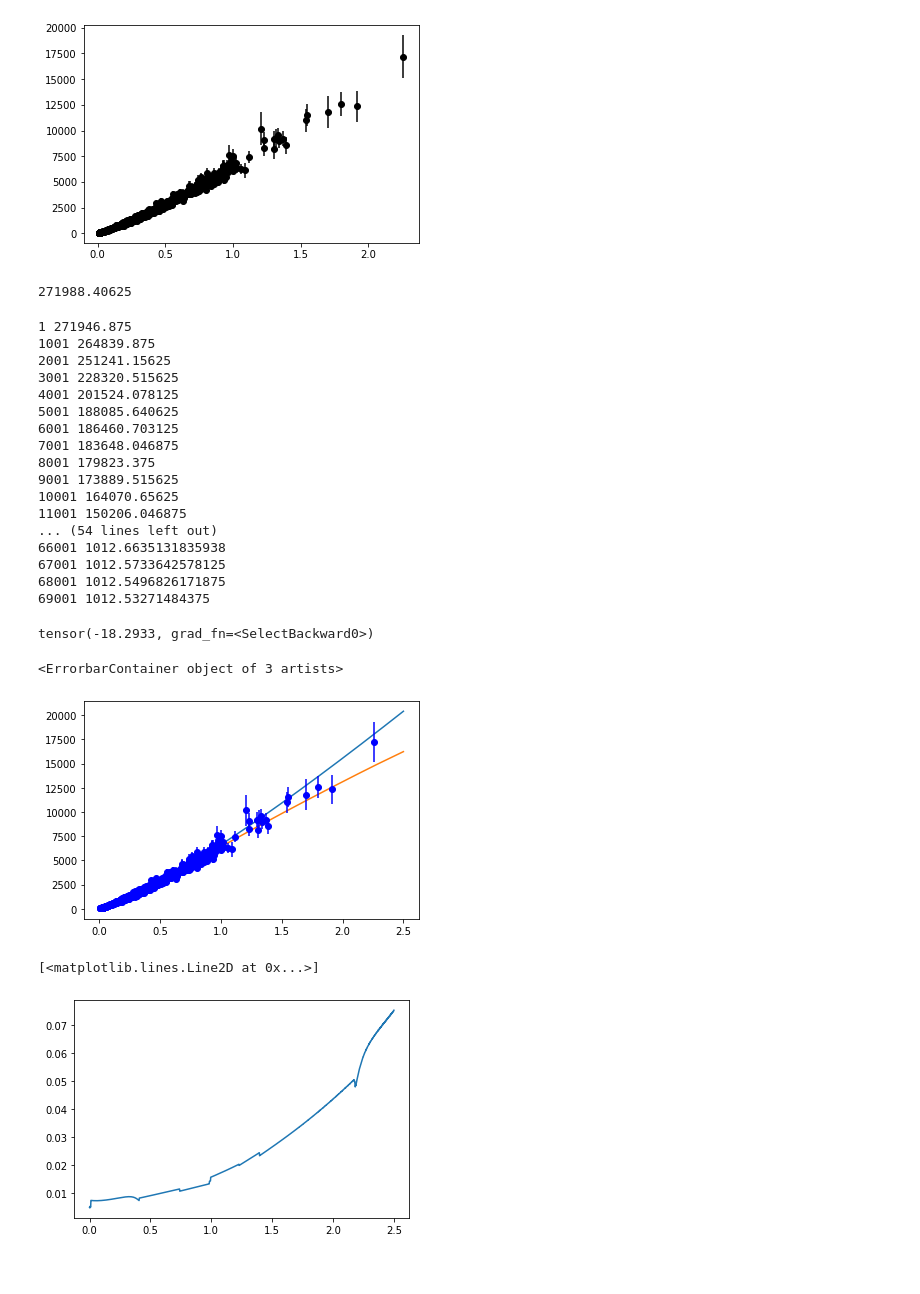
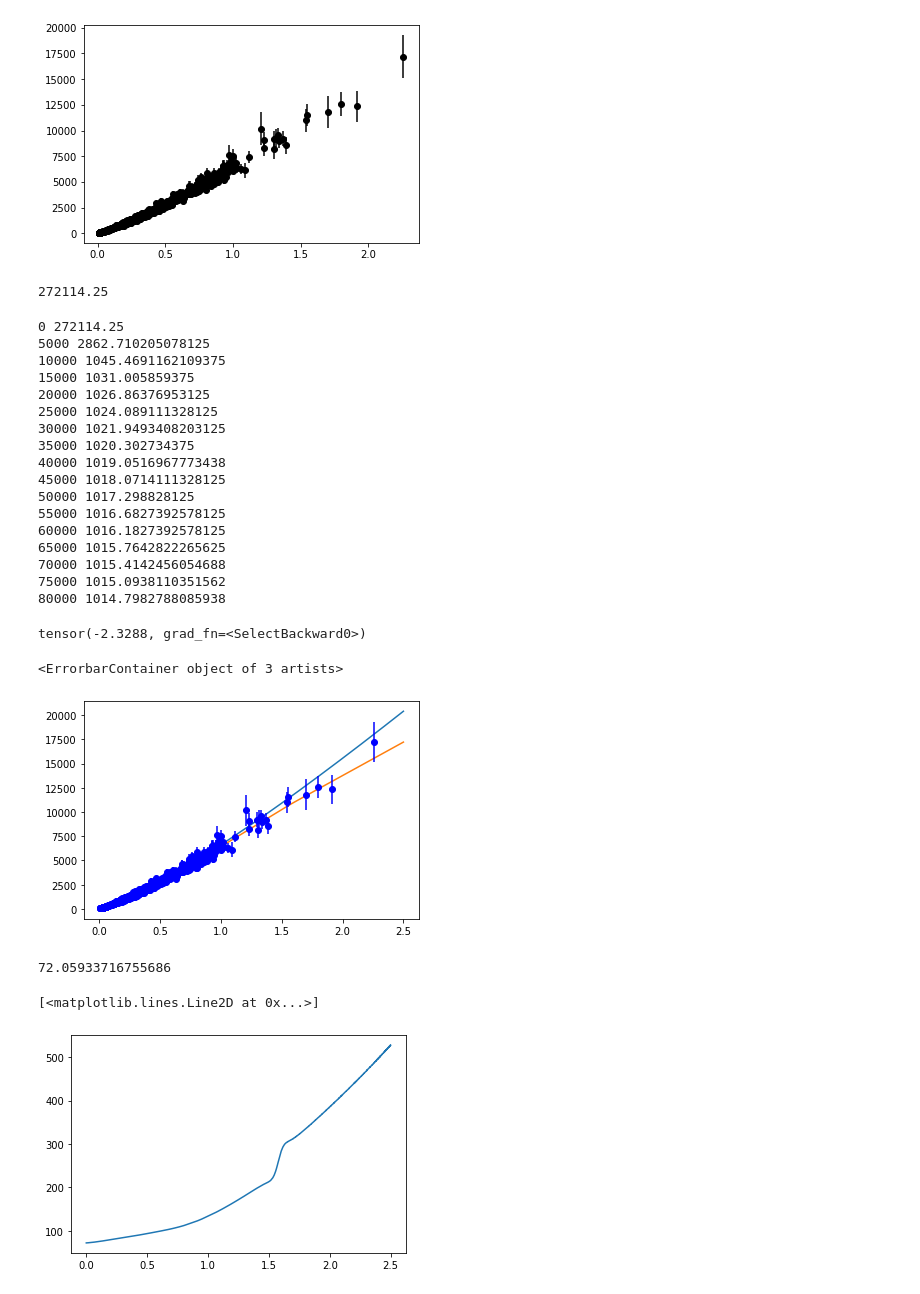
Before and after one commit to Ahmadmehrabi/GLM_Network, a Jupyter notebook: Sn_torch.ipynb, the cells around one changed output. Saved outputs shown, nothing was run; the diff lists cells and outputs as text; code cells hidden in the pictures.

```diff
--- a/Sn_torch.ipynb
+++ b/Sn_torch.ipynb
@@ -102,11 +101,20 @@ SN data are loaded
 # %%
 model = torch.nn.Sequential(
     torch.nn.Linear(1, 10),
-    torch.nn.SELU(),
-    torch.nn.Linear(10,20),
-    torch.nn.SELU(),
-    torch.nn.Linear(20,10),
-    torch.nn.SELU(),
+    #torch.nn.SELU(),
+    #torch.nn.GELU(),
+    #torch.nn.Tanh(),
+    torch.nn.SiLU(),
+    torch.nn.Linear(10,10),
+    #torch.nn.SELU(),
+    #torch.nn.GELU(),
+    torch.nn.SiLU(),
+    #torch.nn.Tanh(),
+    #torch.nn.Linear(20,10),
+    #torch.nn.SELU(),
+    #torch.nn.ELU(),
+    #torch.nn.Tanh(),
+    #torch.nn.SiLU(),
     torch.nn.Linear(10,1),
     torch.nn.Flatten(0, 1)
 )
@@ -130,18 +138,18 @@ tot_par = sum([param.nelement() for param in model.parameters()])
 loss = loss_fn(y_pred,y)
 loss.item()
 # %% [output]
-271988.40625
+272114.25
 # %%
-learning_rate = 1e-4
+learning_rate = 1e-3
 optimizer = torch.optim.RMSprop(model.parameters(), lr=learning_rate)
 #optimizer = torch.optim.Adam(model.parameters(), lr=learning_rate)
-for t in range(70000):
+for t in range(80001):
     # Forward pass: compute predicted y by passing x to the model.
     y_pred = model(x)
 
     # Compute and print loss.
     loss = loss_fn(y_pred, y)
-    if t % 1000 == 1:
+    if t % 5000 == 0:
         print(t, loss.item())
 
     # Before the backward pass, use the optimizer object to zero all of the
@@ -161,23 +169,23 @@ for t in range(70000):
     #linear_layer = model[0]
     #print(linear_layer.weight)
 # %% [output]
-1 271946.875
-1001 264839.875
-2001 251241.15625
-3001 228320.515625
-4001 201524.078125
-5001 188085.640625
-6001 186460.703125
-7001 183648.046875
-8001 179823.375
-9001 173889.515625
-10001 164070.65625
-11001 150206.046875
-... (54 lines left out)
-66001 1012.6635131835938
-67001 1012.5733642578125
-68001 1012.5496826171875
-69001 1012.53271484375
+0 272114.25
+5000 2862.710205078125
+10000 1045.4691162109375
+15000 1031.005859375
+20000 1026.86376953125
+25000 1024.089111328125
+30000 1021.9493408203125
+35000 1020.302734375
+40000 1019.0516967773438
+45000 1018.0714111328125
+50000 1017.298828125
+55000 1016.6827392578125
+60000 1016.1827392578125
+65000 1015.7642822265625
+70000 1015.4142456054688
+75000 1015.0938110351562
+80000 1014.7982788085938
 # %%
 x_test = torch.linspace(0, 2.5, 4000, device=device, dtype=dtype)
 x_test = torch.reshape(x_test,(4000,1))
@@ -189,23 +197,25 @@ plt.plot(x_test,y_th)
 plt.plot(x_test.detach().numpy().reshape(-1,),y_test.detach().numpy())
 plt.errorbar(z_obs,Dl_obs,yerr=dDl_obs,fmt="bo")
 # %% [output]
-tensor(-18.2933, grad_fn=<SelectBackward0>)
+tensor(-2.3288, grad_fn=<SelectBackward0>)
 <ErrorbarContainer object of 3 artists>
-[figure, old version]
+[figure, new version]
 # %%
 x_test = np.linspace(0,2.5,4000)
 D_rec = y_test.detach().numpy()/(1+x_test)
 #D_rec_err = y_test2[:,1]/(1+z_test)
 
 Dp_rec = np.gradient(D_rec,x_test[1]-x_test[0])
 #Dp_rec_upp = np.gradient(D_rec+D_rec_err,z_test[1]-z_test[0])
 #Dp_rec_low = np.gradient(D_rec-D_rec_err,z_test[1]-z_test[0])
 
+print(3e5/Dp_rec[0])
 #plt.plot(z_test,H_t)
-plt.plot(x_test,3e1/Dp_rec)
+plt.plot(x_test,3e5/Dp_rec)
 #plt.plot(z_test,3e1/Dp_rec_upp)
 #plt.plot(z_test,3e1/Dp_rec_low)
 #print(3e1/Dp_rec[0])
 # %% [output]
-[<matplotlib.lines.Line2D at 0x...>]
+72.05933716755686
+[<matplotlib.lines.Line2D at 0x...>]
-[figure, old version]
+[figure, new version]
```
Also changed, not shown: parts of 1 cell of this notebook, 1 other file.
